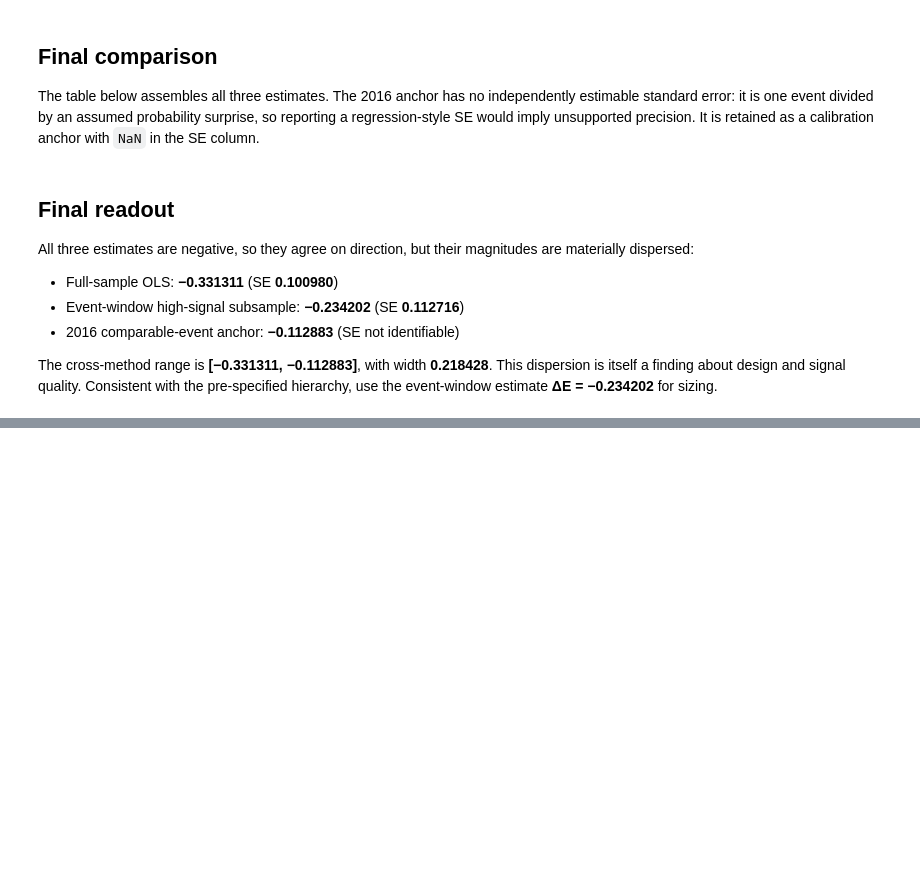
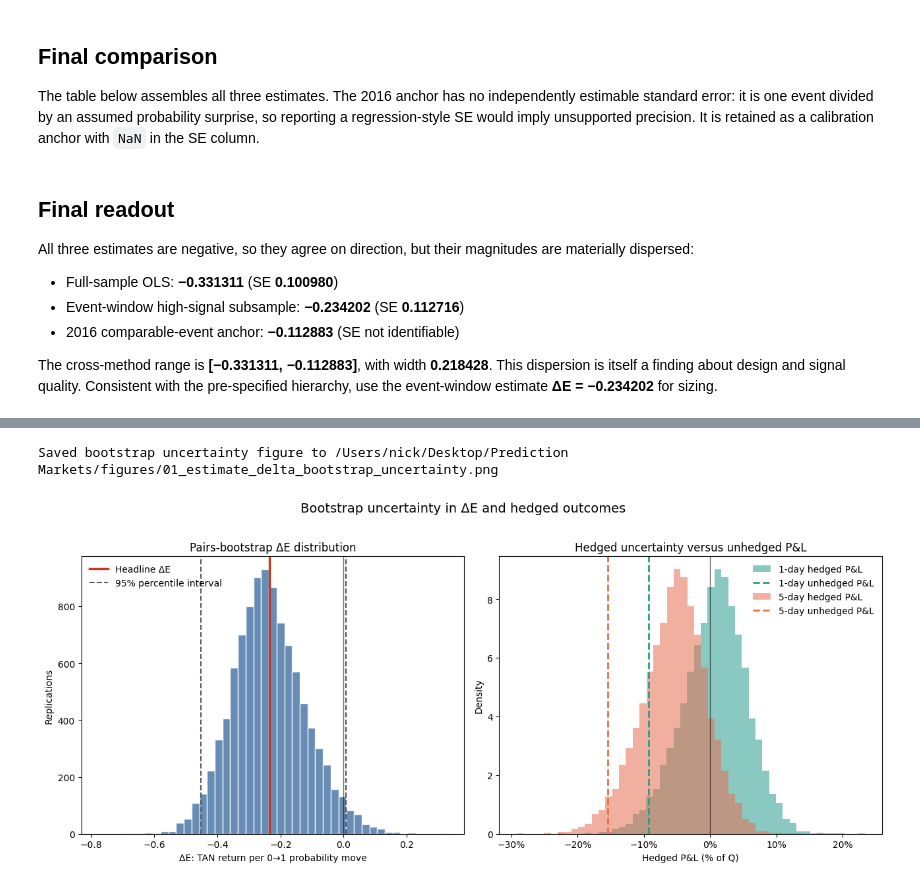
Before and after one commit to nickdatak/Prediction-Markets, a Jupyter notebook: 01_estimate_delta.ipynb, the cells around one changed output, grey strips where cells are left out. Drawn from its saved outputs; the diff is of its cells as text; code cells hidden in the pictures; blank space fills up the shorter version.

Commit message:
visualisations, snapshot improved, simulations added for hedge

```diff
--- a/01_estimate_delta.ipynb
+++ b/01_estimate_delta.ipynb
@@ -401,0 +555,78 @@ The cross-method range is **[−0.331311, −0.112883]**, with width **0.218428*
+# %%
+import matplotlib.pyplot as plt
+from matplotlib.ticker import PercentFormatter
+
+BOOTSTRAP_FIGURE_PATH = Path("figures/01_estimate_delta_bootstrap_uncertainty.png")
+BOOTSTRAP_FIGURE_PATH.parent.mkdir(exist_ok=True)
+
+fig, axes = plt.subplots(1, 2, figsize=(13, 5.5))
+
+# Left: distribution of the uncertainty in the headline estimate.
+ax = axes[0]
+ax.hist(
+    bootstrap_draws["delta_E"],
+    bins=45,
+    color="#4C78A8",
+    alpha=0.85,
+    edgecolor="white",
+)
+ax.axvline(headline_beta, color="#C23B22", linewidth=2.5, label="Headline ΔE")
+ax.axvline(
+    bootstrap_draws["delta_E"].quantile(0.025),
+    color="#555555",
+    linestyle="--",
+    linewidth=1.5,
+    label="95% percentile interval",
+)
+ax.axvline(
+    bootstrap_draws["delta_E"].quantile(0.975),
+    color="#555555",
+    linestyle="--",
+    linewidth=1.5,
+)
+ax.axvline(0, color="black", linewidth=1, alpha=0.6)
+ax.set_title("Pairs-bootstrap ΔE distribution")
+ax.set_xlabel("ΔE: TAN return per 0→1 probability move")
+ax.set_ylabel("Replications")
+ax.legend(frameon=False)
+
+# Right: the same ΔE draws propagated through the realized hedge P&L.
+ax = axes[1]
+retail_pnl = bootstrap_pnl.loc[bootstrap_pnl["scenario"].eq("Q_retail")]
+for horizon, color, label in [
+    ("1_day", "#2A9D8F", "1-day hedged P&L"),
+    ("5_day", "#E76F51", "5-day hedged P&L"),
+]:
+    ax.hist(
+        retail_pnl.loc[retail_pnl["horizon"].eq(horizon), "hedged_pnl_pct_Q"],
+        bins=45,
+        density=True,
+        alpha=0.55,
+        color=color,
+        label=label,
+    )
+    # The unhedged result is deterministic for a fixed TAN position, so show it
+    # as a vertical reference line rather than an artificial distribution.
+    ax.axvline(
+        tan_returns_by_horizon[horizon],
+        color=color,
+        linestyle="--",
+        linewidth=2,
+        label=f"{horizon.replace('_', '-')} unhedged P&L",
+    )
+ax.axvline(0, color="black", linewidth=1, alpha=0.6)
+ax.set_title("Hedged uncertainty versus unhedged P&L")
+ax.set_xlabel("Hedged P&L (% of Q)")
+ax.set_ylabel("Density")
+ax.xaxis.set_major_formatter(PercentFormatter(1.0))
+ax.legend(frameon=False)
+
+fig.suptitle("Bootstrap uncertainty in ΔE and hedged outcomes", y=1.02, fontsize=14)
+fig.tight_layout()
+fig.savefig(BOOTSTRAP_FIGURE_PATH, dpi=300, bbox_inches="tight")
+
+print(f"Saved bootstrap uncertainty figure to {BOOTSTRAP_FIGURE_PATH.resolve()}")
+plt.show()
+# %% [output]
+Saved bootstrap uncertainty figure to /Users/nick/Desktop/Prediction Markets/figures/01_estimate_delta_bootstrap_uncertainty.png
+[figure, added]
```
Also changed, not shown: parts of 4 cells of this notebook, 12 other files.
